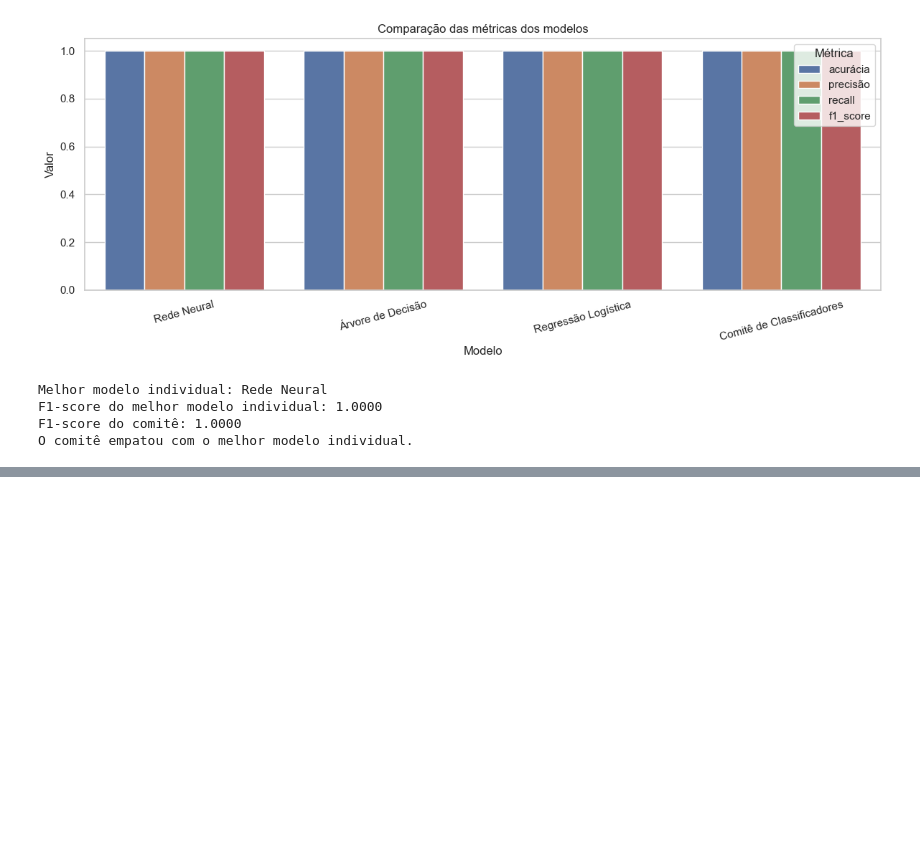
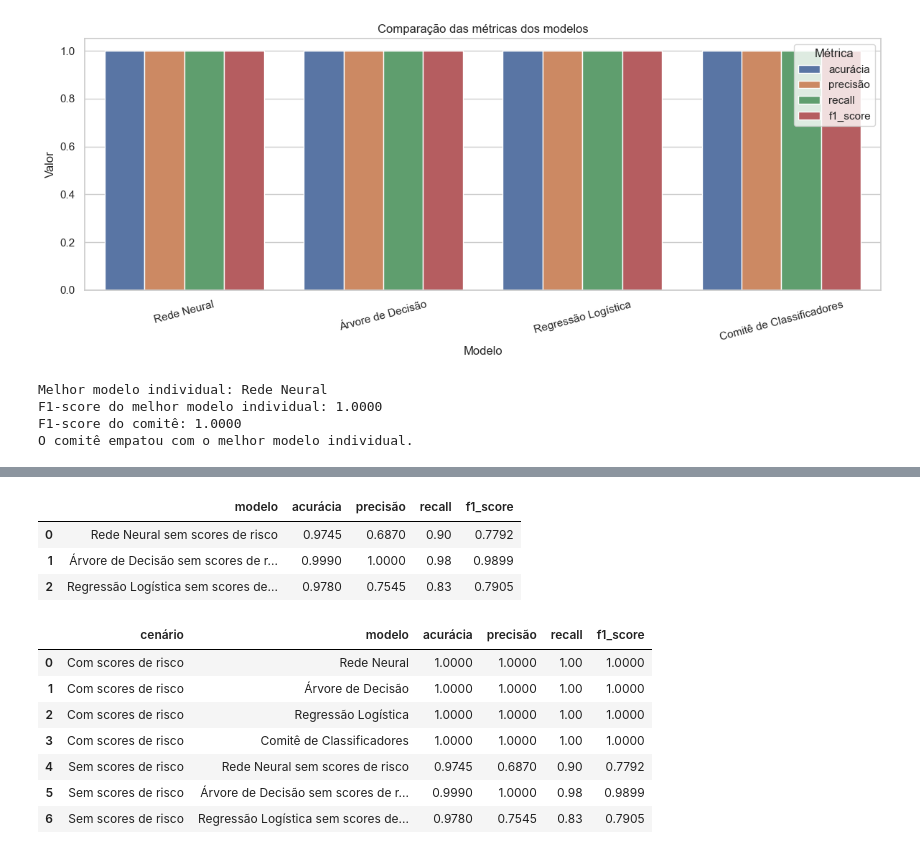
Before and after one commit to Lapenha/A3_IA_USJT_2026, a Jupyter notebook: A3_classifier_committee.ipynb, the cells around one changed output, grey strips where cells are left out. Saved outputs shown, nothing was run; the diff lists cells and outputs as text; code cells hidden in the pictures; blank space fills up the shorter version.

```diff
--- a/A3_classifier_committee.ipynb
+++ b/A3_classifier_committee.ipynb
@@ -563,0 +570,80 @@ O comitê empatou com o melhor modelo individual.
+# %%
+risk_features = ["device_risk_score", "ip_risk_score"]
+X_without_risk = X.drop(columns=risk_features)
+
+X_train_wr, X_test_wr, y_train_wr, y_test_wr = train_test_split(
+    X_without_risk,
+    y,
+    test_size=TEST_SIZE,
+    random_state=RANDOM_STATE,
+    stratify=y,
+)
+
+numeric_features_wr = X_without_risk.select_dtypes(include=["int64", "float64"]).columns.tolist()
+categorical_features_wr = X_without_risk.select_dtypes(include=["object"]).columns.tolist()
+
+preprocessor_without_risk = ColumnTransformer(
+    transformers=[
+        ("num", numeric_transformer, numeric_features_wr),
+        ("cat", categorical_transformer, categorical_features_wr),
+    ]
+)
+
+X_train_wr_processed = preprocessor_without_risk.fit_transform(X_train_wr)
+X_test_wr_processed = preprocessor_without_risk.transform(X_test_wr)
+X_train_wr_balanced, y_train_wr_balanced = oversample_minority_class(X_train_wr_processed, y_train_wr)
+
+models_without_risk = {
+    "Rede Neural sem scores de risco": MLPClassifier(
+        hidden_layer_sizes=(64, 32),
+        activation="relu",
+        solver="adam",
+        alpha=0.001,
+        learning_rate_init=0.001,
+        max_iter=300,
+        early_stopping=True,
+        validation_fraction=0.15,
+        random_state=RANDOM_STATE,
+    ),
+    "Árvore de Decisão sem scores de risco": DecisionTreeClassifier(
+        max_depth=5,
+        random_state=RANDOM_STATE,
+    ),
+    "Regressão Logística sem scores de risco": LogisticRegression(
+        max_iter=1000,
+        random_state=RANDOM_STATE,
+    ),
+}
+
+results_without_risk = []
+
+for name, model in models_without_risk.items():
+    model.fit(X_train_wr_balanced, y_train_wr_balanced)
+    metrics, _ = evaluate_model(name, model, X_test_wr_processed, y_test_wr)
+    results_without_risk.append(metrics)
+
+results_without_risk_df = pd.DataFrame(results_without_risk)
+results_without_risk_df.round(4)
+# %% [output]
+|  | modelo | acurácia | precisão | recall | f1_score |
+| 0 | Rede Neural sem scores de risco | 0.9745 | 0.6870 | 0.90 | 0.7792 |
+| 1 | Árvore de Decisão sem scores de r... | 0.9990 | 1.0000 | 0.98 | 0.9899 |
+| 2 | Regressão Logística sem scores de... | 0.9780 | 0.7545 | 0.83 | 0.7905 |
+# %%
+main_summary = comparison_df[["modelo", "acurácia", "precisão", "recall", "f1_score"]].copy()
+main_summary["cenário"] = "Com scores de risco"
+
+risk_summary = results_without_risk_df[["modelo", "acurácia", "precisão", "recall", "f1_score"]].copy()
+risk_summary["cenário"] = "Sem scores de risco"
+
+risk_comparison_df = pd.concat([main_summary, risk_summary], ignore_index=True)
+risk_comparison_df[["cenário", "modelo", "acurácia", "precisão", "recall", "f1_score"]].round(4)
+# %% [output]
+|  | cenário | modelo | acurácia | precisão | recall | f1_score |
+| 0 | Com scores de risco | Rede Neural | 1.0000 | 1.0000 | 1.00 | 1.0000 |
+| 1 | Com scores de risco | Árvore de Decisão | 1.0000 | 1.0000 | 1.00 | 1.0000 |
+| 2 | Com scores de risco | Regressão Logística | 1.0000 | 1.0000 | 1.00 | 1.0000 |
+| 3 | Com scores de risco | Comitê de Classificadores | 1.0000 | 1.0000 | 1.00 | 1.0000 |
+| 4 | Sem scores de risco | Rede Neural sem scores de risco | 0.9745 | 0.6870 | 0.90 | 0.7792 |
+| 5 | Sem scores de risco | Árvore de Decisão sem scores de r... | 0.9990 | 1.0000 | 0.98 | 0.9899 |
+| 6 | Sem scores de risco | Regressão Logística sem scores de... | 0.9780 | 0.7545 | 0.83 | 0.7905 |
```
Also changed, not shown: parts of 4 cells of this notebook, 1 other file.
